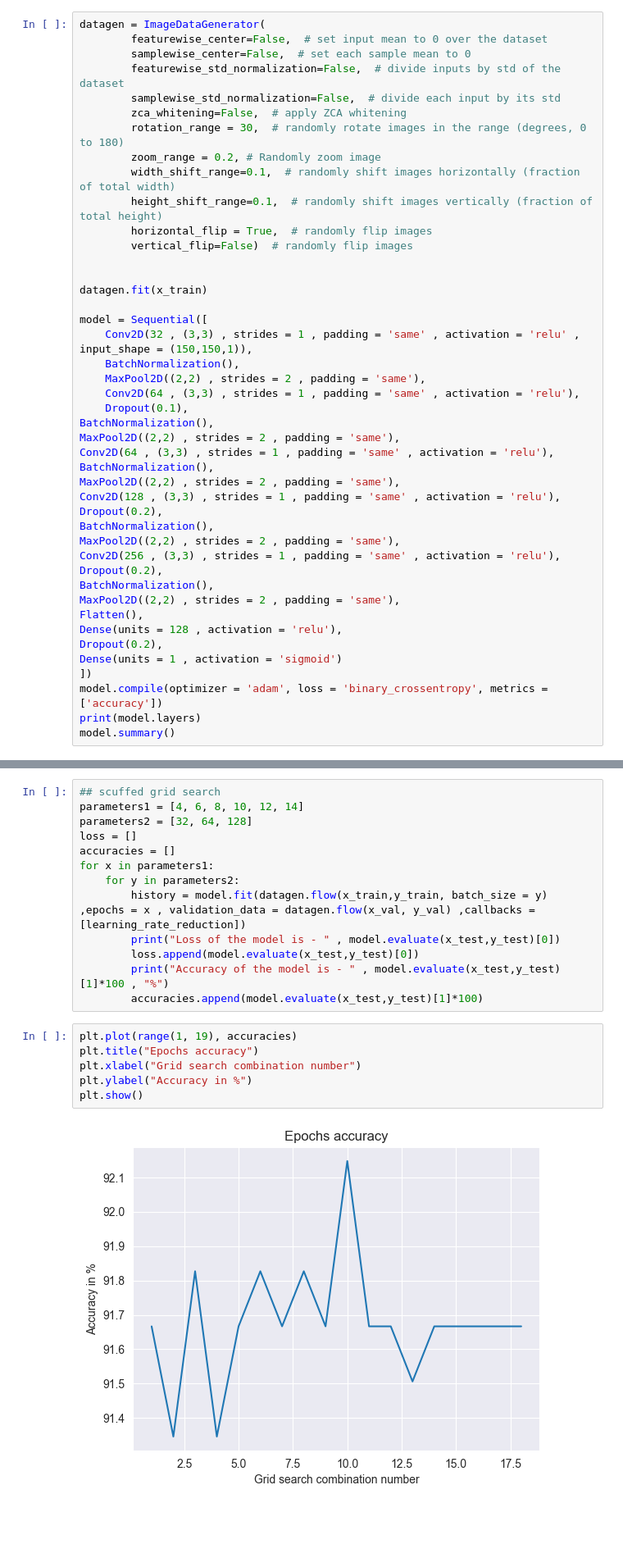
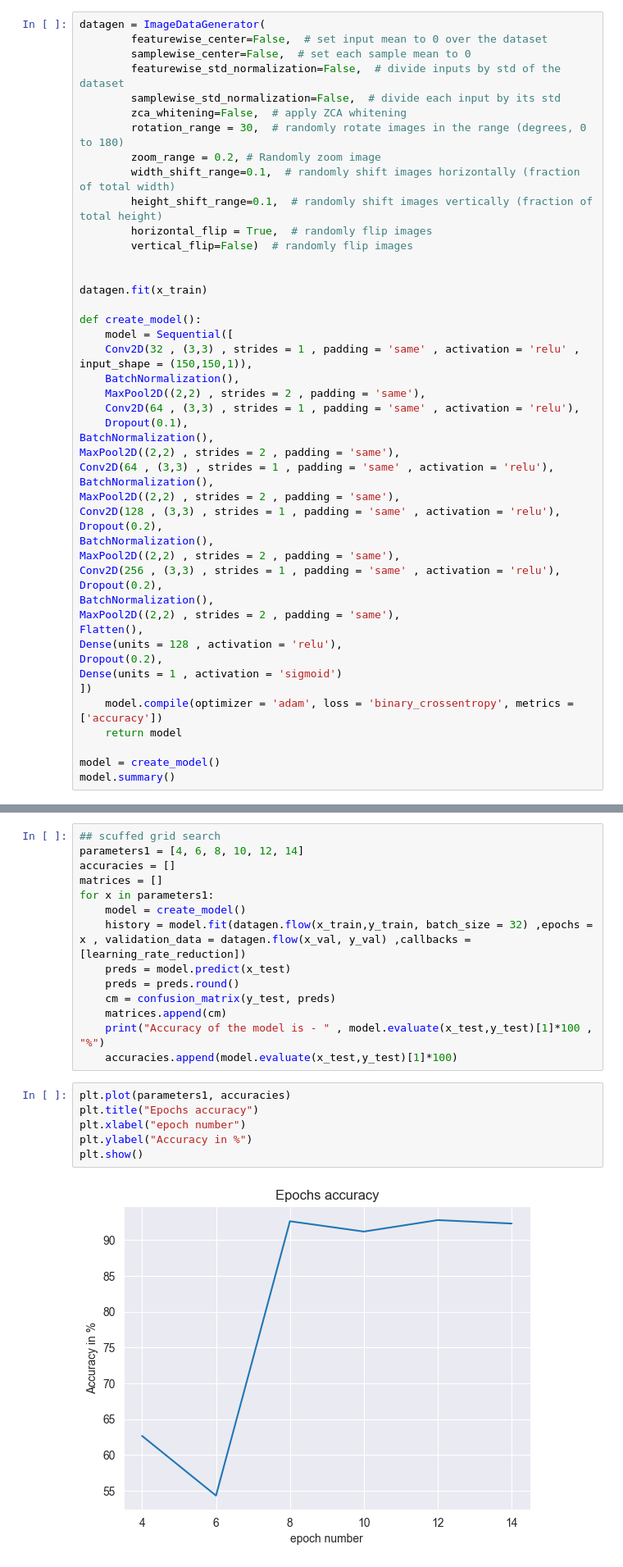
Before and after one commit to poparares6/CNN, a Jupyter notebook: CNN.ipynb, the cells around one changed output, grey strips where cells are left out. Shown at 82% size. Drawn from its saved outputs; the diff is of its cells as text; blank space fills up the shorter version.

```diff
--- a/CNN.ipynb
+++ b/CNN.ipynb
@@ -128,7 +128,8 @@ datagen = ImageDataGenerator(
 
 datagen.fit(x_train)
 
-model = Sequential([
+def create_model():
+    model = Sequential([
     Conv2D(32 , (3,3) , strides = 1 , padding = 'same' , activation = 'relu' , input_shape = (150,150,1)),
     BatchNormalization(),
     MaxPool2D((2,2) , strides = 2 , padding = 'same'),
@@ -152,7 +153,9 @@ Dense(units = 128 , activation = 'relu'),
 Dropout(0.2),
 Dense(units = 1 , activation = 'sigmoid')
 ])
-model.compile(optimizer = 'adam', loss = 'binary_crossentropy', metrics = ['accuracy'])
-print(model.layers)
+    model.compile(optimizer = 'adam', loss = 'binary_crossentropy', metrics = ['accuracy'])
+    return model
+
+model = create_model()
 model.summary()
 # %% [output]
@@ -263,21 +269,22 @@ plt.show()
 # %%
 ## scuffed grid search
 parameters1 = [4, 6, 8, 10, 12, 14]
-parameters2 = [32, 64, 128]
-loss = []
 accuracies = []
+matrices = []
 for x in parameters1:
-    for y in parameters2:
-        history = model.fit(datagen.flow(x_train,y_train, batch_size = y) ,epochs = x , validation_data = datagen.flow(x_val, y_val) ,callbacks = [learning_rate_reduction])
-        print("Loss of the model is - " , model.evaluate(x_test,y_test)[0])
-        loss.append(model.evaluate(x_test,y_test)[0])
-        print("Accuracy of the model is - " , model.evaluate(x_test,y_test)[1]*100 , "%")
-        accuracies.append(model.evaluate(x_test,y_test)[1]*100)
+    model = create_model()
+    history = model.fit(datagen.flow(x_train,y_train, batch_size = 32) ,epochs = x , validation_data = datagen.flow(x_val, y_val) ,callbacks = [learning_rate_reduction])
+    preds = model.predict(x_test)
+    preds = preds.round()
+    cm = confusion_matrix(y_test, preds)
+    matrices.append(cm)
+    print("Accuracy of the model is - " , model.evaluate(x_test,y_test)[1]*100 , "%")
+    accuracies.append(model.evaluate(x_test,y_test)[1]*100)
 # %%
-plt.plot(range(1, 19), accuracies)
+plt.plot(parameters1, accuracies)
 plt.title("Epochs accuracy")
-plt.xlabel("Grid search combination number")
+plt.xlabel("epoch number")
 plt.ylabel("Accuracy in %")
 plt.show()
 # %% [output]
-[figure, old version]
+[figure, new version]
```
Also changed, not shown: parts of 17 cells of this notebook.
